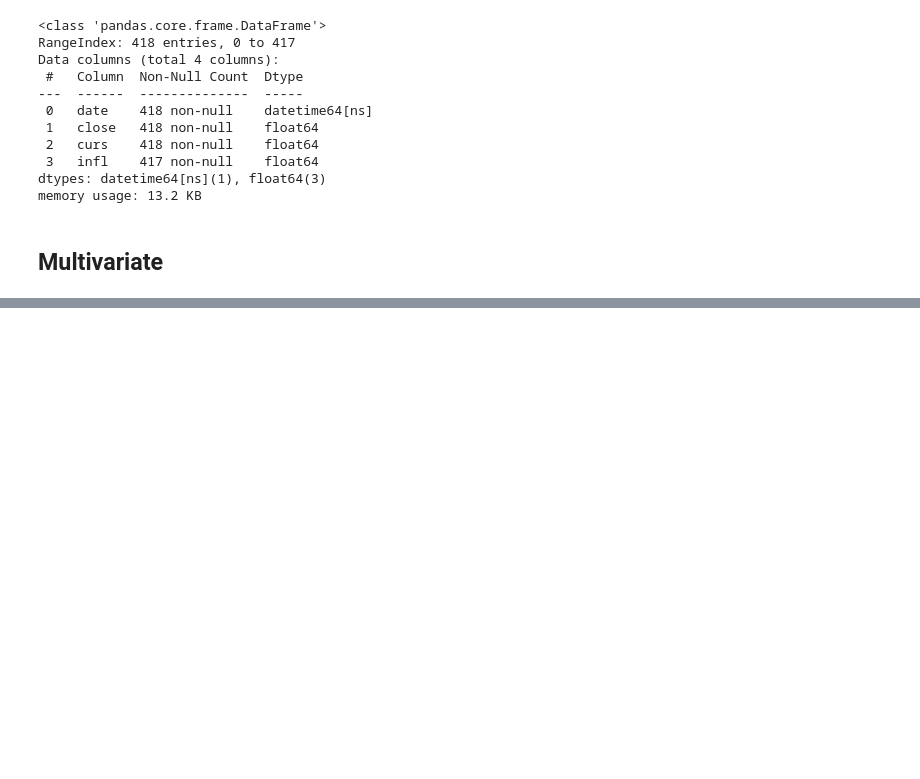
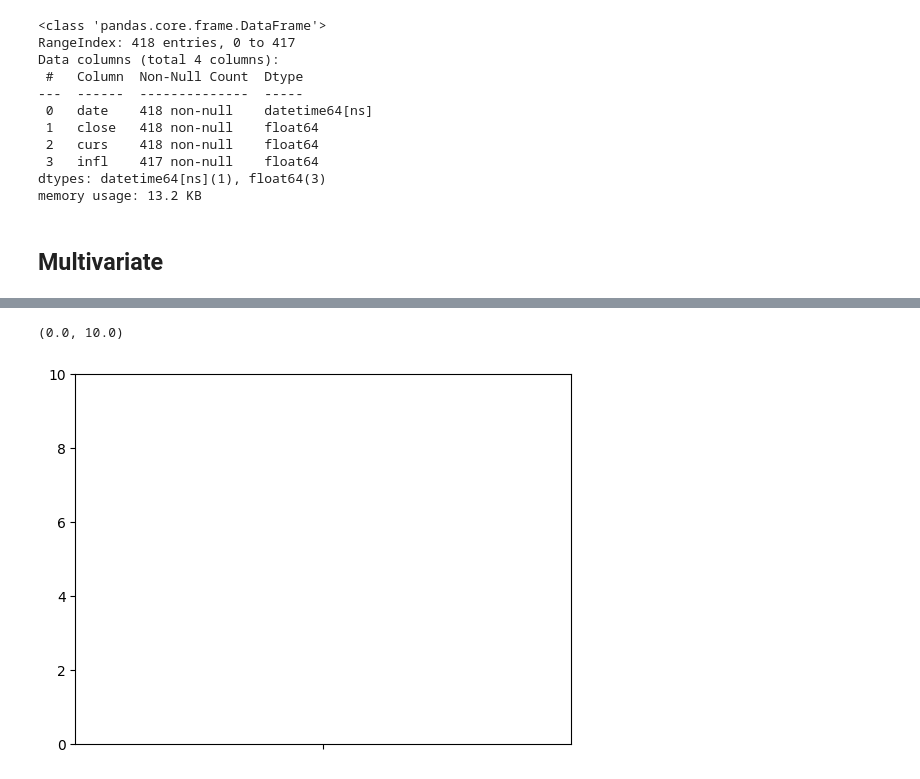
Before and after one commit to ATHigh/Reservoir-Computing-Investigation, a Jupyter notebook: domclick.ipynb, the cells around one changed output, grey strips where cells are left out. Saved outputs shown, nothing was run; the diff lists cells and outputs as text; code cells hidden in the pictures; blank space fills up the shorter version.

```diff
--- a/domclick.ipynb
+++ b/domclick.ipynb
@@ -681,0 +890,9 @@ plt.ylim(0,5)
+# %%
+sns.boxplot(
+    multi_history['var_2'],
+    showmeans=True,  # Показываем средние значения
+    meanprops={'marker':'o', 'markerfacecolor':'black'}
+)
+# %% [output]
+(0.0, 10.0)
+[figure, added]
```
Also changed, not shown: parts of 15 cells of this notebook, 1 other file.
